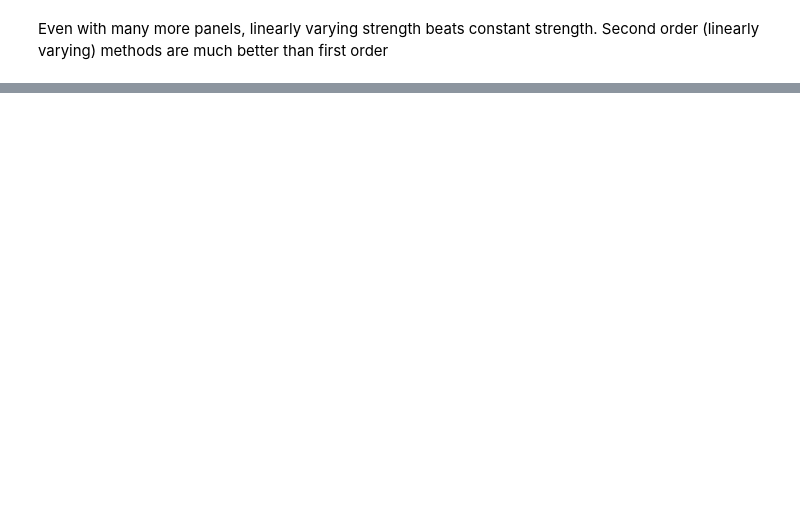
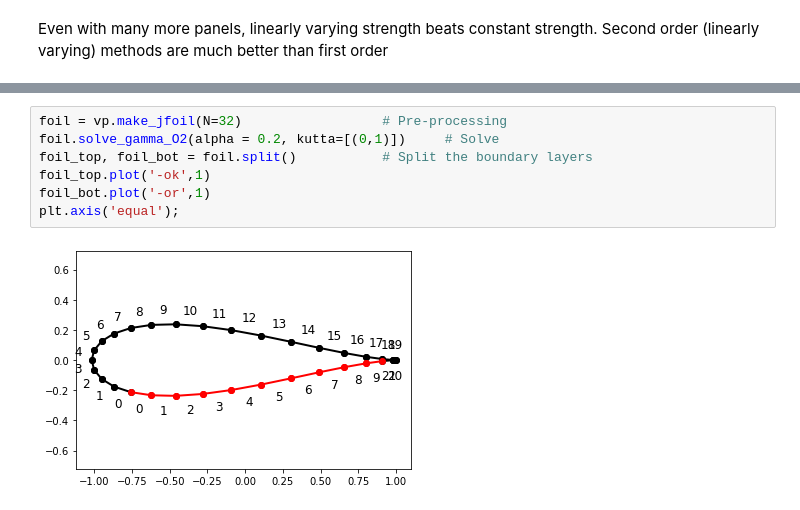
Before and after one commit to weymouth/MarineHydro, a Jupyter notebook: tutorials/notebook template.ipynb, the cells around one changed output, grey strips where cells are left out. Drawn from its saved outputs; the diff is of its cells as text; blank space fills up the shorter version.

```diff
--- a/tutorials/notebook template.ipynb
+++ b/tutorials/notebook template.ipynb
@@ -396,0 +470,9 @@ Even with many more panels, linearly varying strength beats constant strength. S
+# %%
+foil = vp.make_jfoil(N=32)                  # Pre-processing
+foil.solve_gamma_O2(alpha = 0.2, kutta=[(0,1)])     # Solve
+foil_top, foil_bot = foil.split()           # Split the boundary layers
+foil_top.plot('-ok',1)
+foil_bot.plot('-or',1)
+plt.axis('equal');
+# %% [output]
+[figure, added]
```
Also changed, not shown: parts of 16 cells of this notebook.
